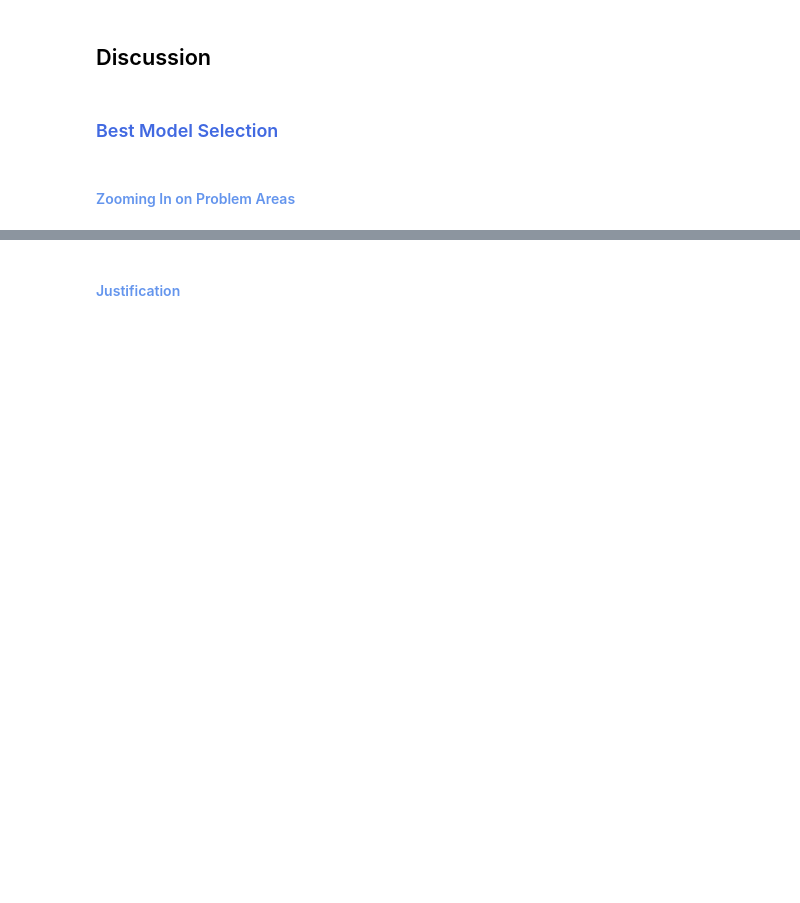
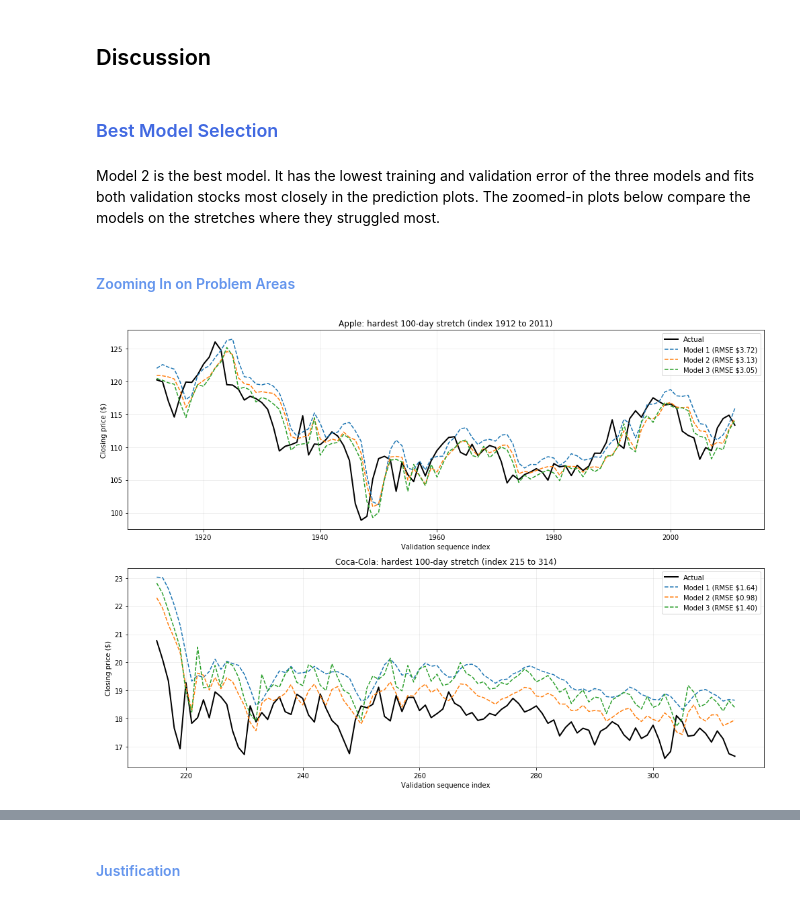
Before and after one commit to AylieNagler/Stock-Price-Predictions, a Jupyter notebook: NOTEBOOK/asg5_Group2_AylieLapierreNagler_AnikaViado_QlirimTeneqja_ArsiKharghani.ipynb, the cells around one changed output, grey strips where cells are left out. Saved outputs shown, nothing was run; the diff lists cells and outputs as text; code cells hidden in the pictures; blank space fills up the shorter version.

```diff
--- a/NOTEBOOK/asg5_Group2_AylieLapierreNagler_AnikaViado_QlirimTeneqja_ArsiKharghani.ipynb
+++ b/NOTEBOOK/asg5_Group2_AylieLapierreNagler_AnikaViado_QlirimTeneqja_ArsiKharghani.ipynb
@@ -807,5 +811,46 @@ plt.show()
 ## Discussion
 # %% [markdown]
 ### <span style="color:royalblue">Best Model Selection</span>
+# %% [markdown]
+Model 2 is the best model. It has the lowest training and validation error of the three models and fits both validation stocks most closely in the prediction plots. The zoomed-in plots below compare the models on the stretches where they struggled most.
 # %% [markdown]
 #### <span style="color:cornflowerblue">Zooming In on Problem Areas</span>
+# %%
+window = 100
+
+fig, axes = plt.subplots(len(val_files), 1, figsize=(14, 5 * len(val_files)), squeeze=False)
+
+start = 0
+for ax, file, length in zip(axes.flat, val_files, file_lengths):
+    end = start + length
+    actual = val_results_1["actual"][start:end]
+    ticker = file.split(".")[0]
+
+    # Find the 100-day stretch where the three models had the highest average error
+    errors = np.mean(
+        [np.abs(actual - res["predicted"][start:end]) for res in val_results.values()],
+        axis=0
+    )
+    window_error = np.convolve(errors, np.ones(window), mode="valid")
+    w_start = int(np.argmax(window_error))
+    w_end = w_start + window
+    index = np.arange(w_start, w_end)
+
+    ax.plot(index, actual[w_start:w_end], color="black", linewidth=2, label="Actual")
+    for name, res in val_results.items():
+        predicted = res["predicted"][start:end][w_start:w_end]
+        rmse = np.sqrt(np.mean((actual[w_start:w_end] - predicted) ** 2))
+        ax.plot(index, predicted, "--", label=f"{name} (RMSE ${rmse:.2f})")
+
+    ax.set_title(f"{companies[ticker]}: hardest 100-day stretch (index {w_start} to {w_end - 1})")
+    ax.set_xlabel("Validation sequence index")
+    ax.set_ylabel("Closing price ($)")
+    ax.legend()
+    ax.grid(alpha=0.25)
+
+    start = end
+
+plt.tight_layout()
+plt.show()
+# %% [output]
+[figure, added]
```
Also changed, not shown: parts of 7 cells of this notebook.
